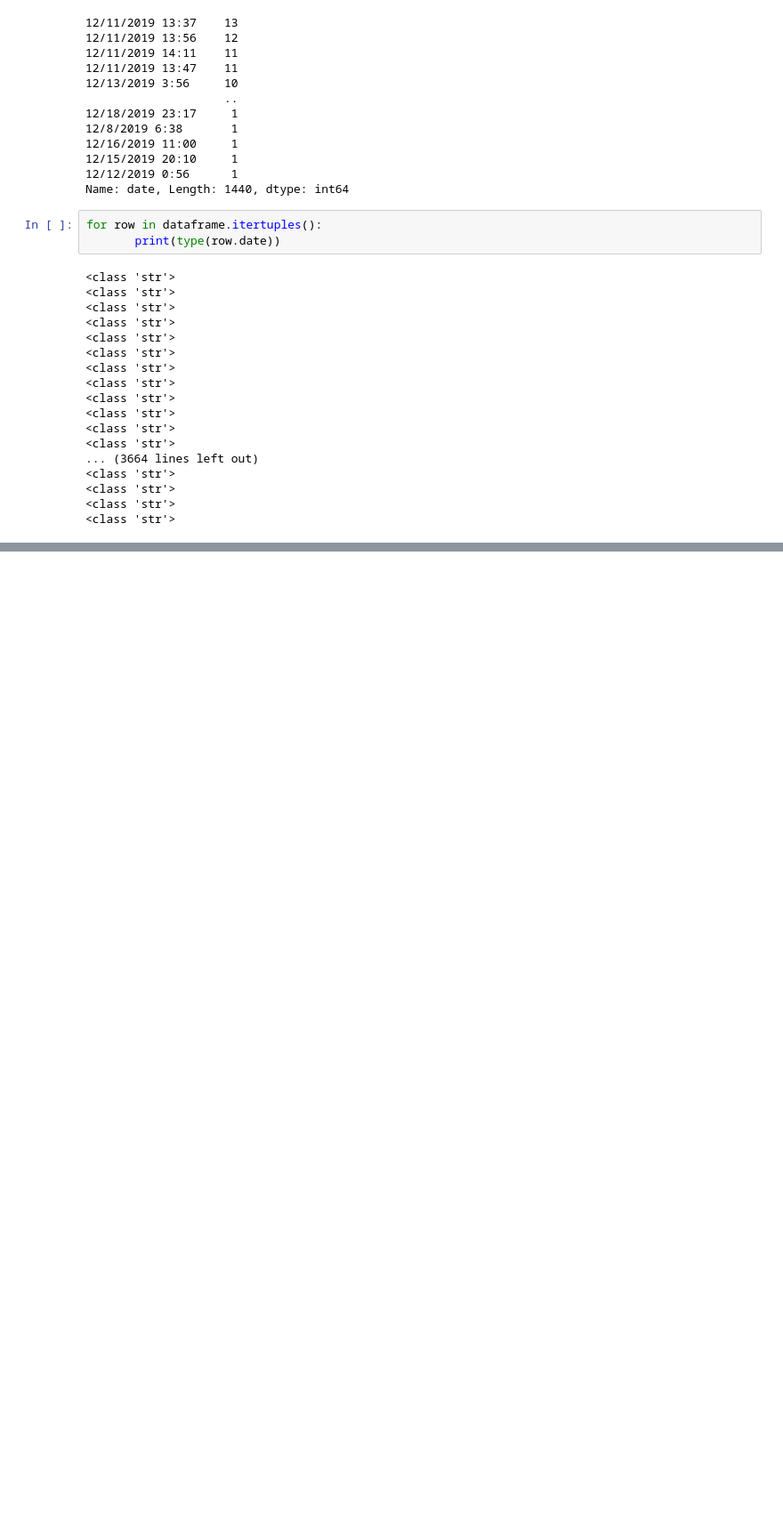
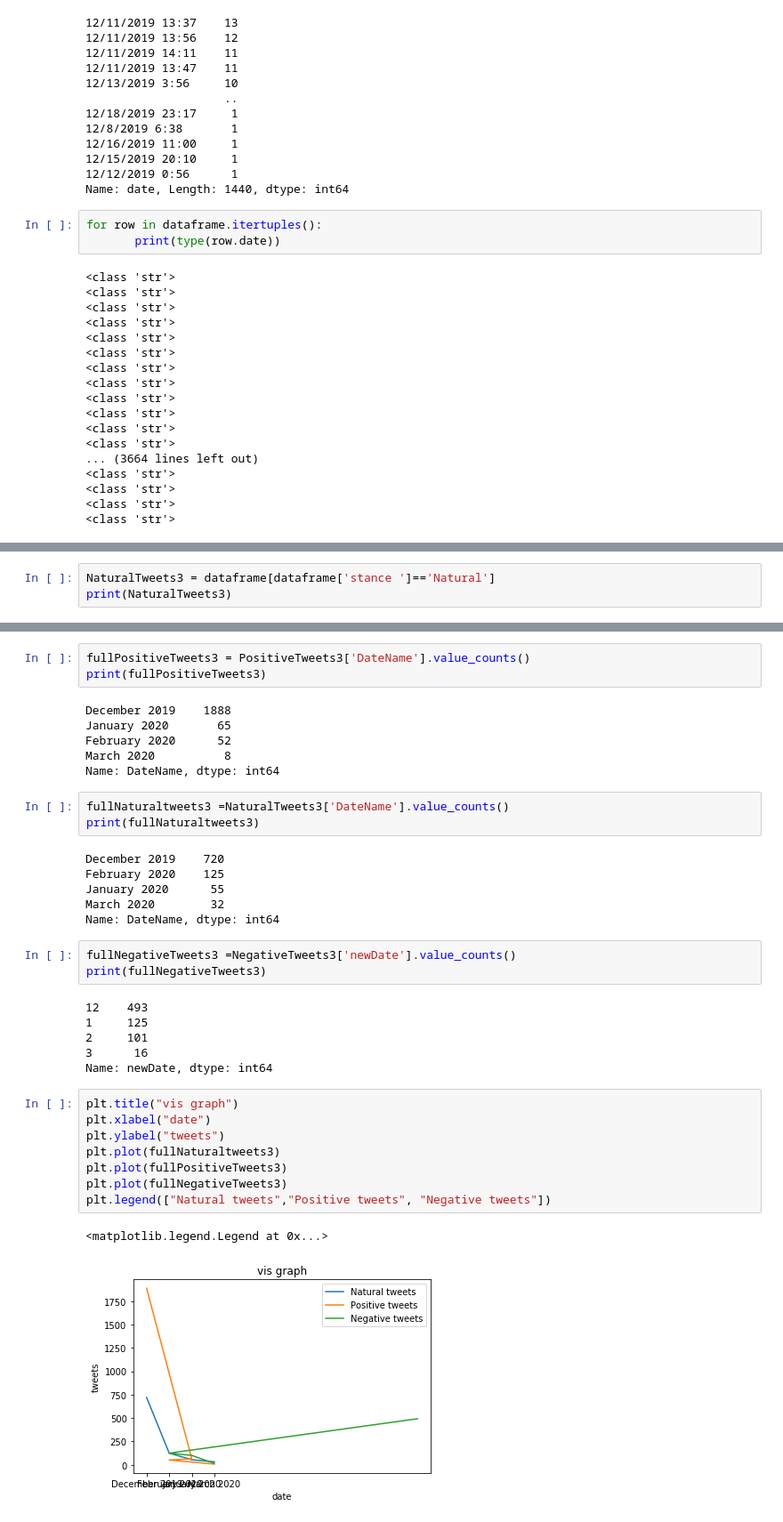
Before and after one commit to sarahalmunif/CloudProject, a Jupyter notebook: data Visualisation .ipynb, the cells around one changed output, grey strips where cells are left out. Shown at 89% size. Cells and saved outputs as stored; diff of their text form; blank space fills up the shorter version.

```diff
--- a/data Visualisation .ipynb
+++ b/data Visualisation .ipynb
@@ -228,0 +512,3 @@ ValueError: time data '3/7/2020 20:40' does not match format '%m/%d/%y %H:%M'
+# %%
+NaturalTweets3 = dataframe[dataframe['stance ']=='Natural']
+print(NaturalTweets3)
@@ -228,0 +533,38 @@ ValueError: time data '3/7/2020 20:40' does not match format '%m/%d/%y %H:%M'
+# %%
+fullPositiveTweets3 = PositiveTweets3['DateName'].value_counts()
+print(fullPositiveTweets3)
+# %% [output]
+December 2019    1888
+January 2020       65
+February 2020      52
+March 2020          8
+Name: DateName, dtype: int64
+# %%
+fullNaturaltweets3 =NaturalTweets3['DateName'].value_counts()
+print(fullNaturaltweets3)
+# %% [output]
+December 2019    720
+February 2020    125
+January 2020      55
+March 2020        32
+Name: DateName, dtype: int64
+# %%
+fullNegativeTweets3 =NegativeTweets3['newDate'].value_counts()
+print(fullNegativeTweets3)
+# %% [output]
+12    493
+1     125
+2     101
+3      16
+Name: newDate, dtype: int64
+# %%
+plt.title("vis graph")
+plt.xlabel("date")
+plt.ylabel("tweets")
+plt.plot(fullNaturaltweets3)
+plt.plot(fullPositiveTweets3)
+plt.plot(fullNegativeTweets3)
+plt.legend(["Natural tweets","Positive tweets", "Negative tweets"])
+# %% [output]
+<matplotlib.legend.Legend at 0x...>
+[figure, added]
```
Also changed, not shown: parts of 21 cells of this notebook.
